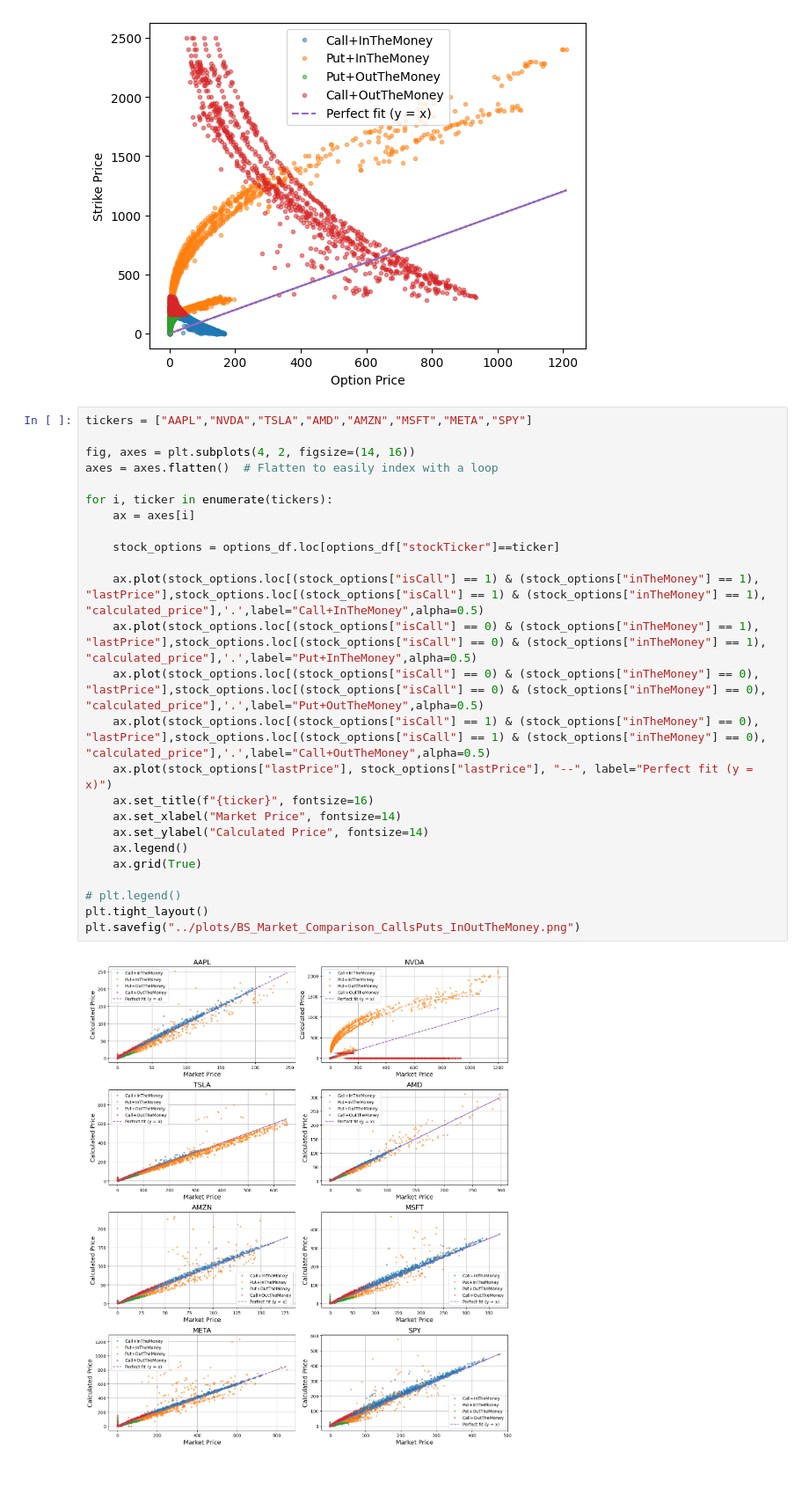
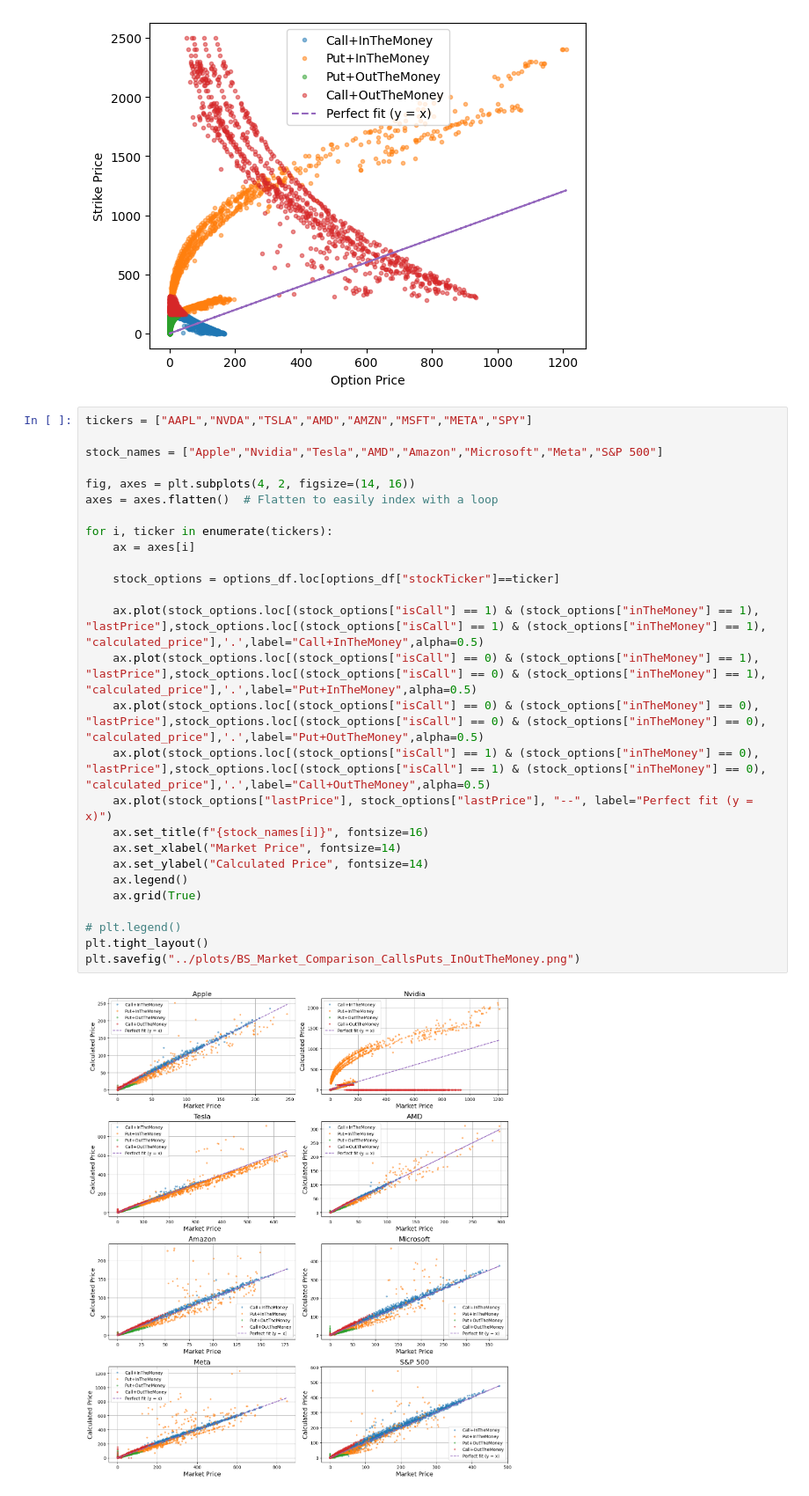
Before and after one commit to haveeshS/OptionPricing-DeepLearning-BlackScholes, a Jupyter notebook: notebooks/test_blackscholes.ipynb, the cells around one changed output. Shown at 88% size. Drawn from its saved outputs; the diff is of its cells as text.

Commit message:
Added stock names instead of stock tickers in the plots

```diff
--- a/notebooks/test_blackscholes.ipynb
+++ b/notebooks/test_blackscholes.ipynb
@@ -464,30 +464,32 @@ plt.legend()
 [figure]
 # %%
 tickers = ["AAPL","NVDA","TSLA","AMD","AMZN","MSFT","META","SPY"]
+
+stock_names = ["Apple","Nvidia","Tesla","AMD","Amazon","Microsoft","Meta","S&P 500"]
 
 fig, axes = plt.subplots(4, 2, figsize=(14, 16))
 axes = axes.flatten()  # Flatten to easily index with a loop
 
 for i, ticker in enumerate(tickers):
     ax = axes[i]
 
     stock_options = options_df.loc[options_df["stockTicker"]==ticker]
 
     ax.plot(stock_options.loc[(stock_options["isCall"] == 1) & (stock_options["inTheMoney"] == 1), "lastPrice"],stock_options.loc[(stock_options["isCall"] == 1) & (stock_options["inTheMoney"] == 1), "calculated_price"],'.',label="Call+InTheMoney",alpha=0.5)
     ax.plot(stock_options.loc[(stock_options["isCall"] == 0) & (stock_options["inTheMoney"] == 1), "lastPrice"],stock_options.loc[(stock_options["isCall"] == 0) & (stock_options["inTheMoney"] == 1), "calculated_price"],'.',label="Put+InTheMoney",alpha=0.5)
     ax.plot(stock_options.loc[(stock_options["isCall"] == 0) & (stock_options["inTheMoney"] == 0), "lastPrice"],stock_options.loc[(stock_options["isCall"] == 0) & (stock_options["inTheMoney"] == 0), "calculated_price"],'.',label="Put+OutTheMoney",alpha=0.5)
     ax.plot(stock_options.loc[(stock_options["isCall"] == 1) & (stock_options["inTheMoney"] == 0), "lastPrice"],stock_options.loc[(stock_options["isCall"] == 1) & (stock_options["inTheMoney"] == 0), "calculated_price"],'.',label="Call+OutTheMoney",alpha=0.5)
     ax.plot(stock_options["lastPrice"], stock_options["lastPrice"], "--", label="Perfect fit (y = x)")
-    ax.set_title(f"{ticker}", fontsize=16)
+    ax.set_title(f"{stock_names[i]}", fontsize=16)
     ax.set_xlabel("Market Price", fontsize=14)
     ax.set_ylabel("Calculated Price", fontsize=14)
     ax.legend()
     ax.grid(True)
 
 # plt.legend()
 plt.tight_layout()
 plt.savefig("../plots/BS_Market_Comparison_CallsPuts_InOutTheMoney.png")
 # %% [output]
-[figure, old version]
+[figure, new version]
 # %%
 tickers = ["AAPL","NVDA","TSLA","AMD","AMZN","MSFT","META","SPY"]
```
Also changed, not shown: parts of 2 cells of this notebook, 2 other files.
